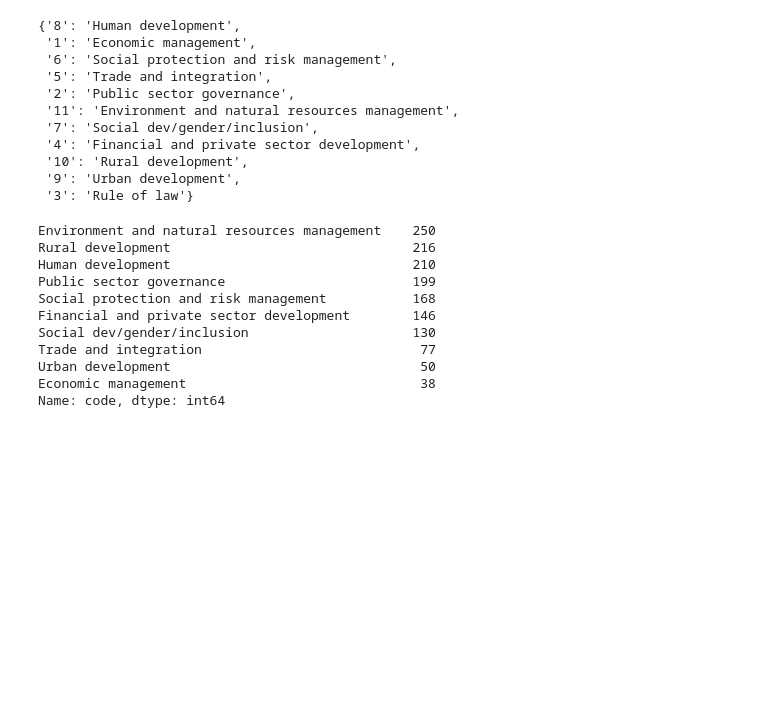
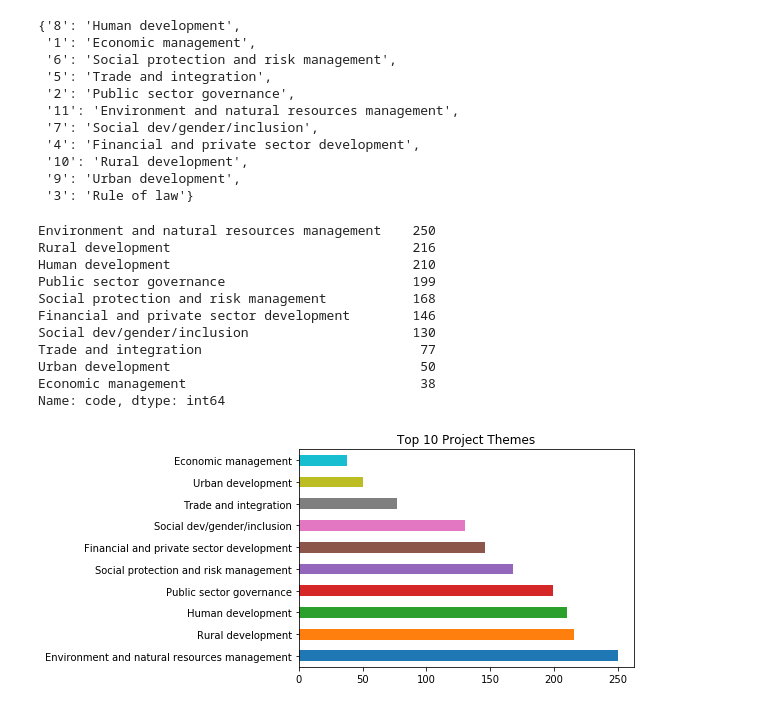
Before and after one commit to pmleffers/Springboard_Mini-Projects, a Jupyter notebook: sliderule_dsi_json_exercise.ipynb, the cells around one changed output. Saved outputs shown, nothing was run; the diff lists cells and outputs as text; code cells hidden in the pictures; blank space fills up the shorter version.

```diff
--- a/sliderule_dsi_json_exercise.ipynb
+++ b/sliderule_dsi_json_exercise.ipynb
@@ -232,3 +235,8 @@ Trade and integration                            77
 Urban development                                50
 Economic management                              38
 Name: code, dtype: int64
+# %%
+data.code.map(codes_map).value_counts().head(10).plot(kind='barh',title='Top 10 Project Themes')
+plt.show()
+# %% [output]
+[figure, added]
```
Also changed, not shown: parts of 4 cells of this notebook.
